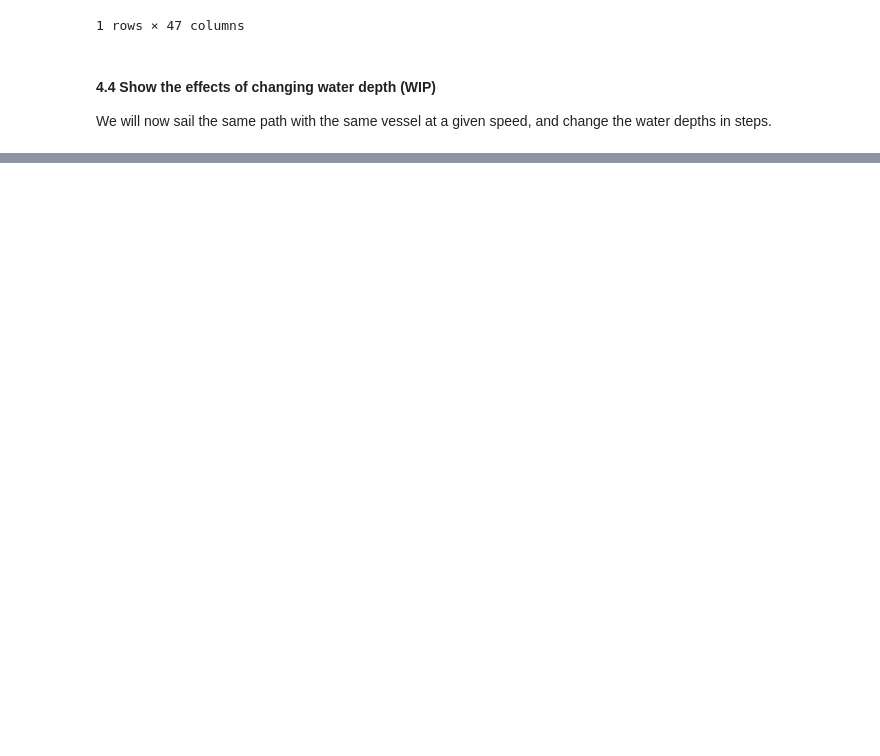
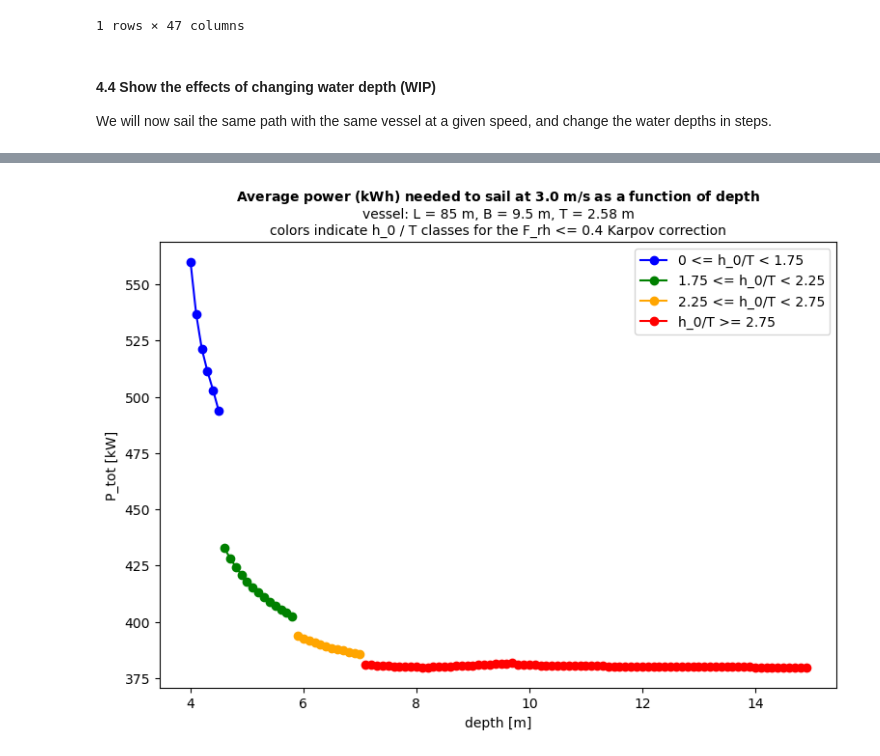
Before and after one commit to TUDelft-CITG/OpenTNSim, a Jupyter notebook: notebooks/0103 - In-depth energy module behaviour.ipynb, the cells around one changed output, grey strips where cells are left out. Saved outputs shown, nothing was run; the diff lists cells and outputs as text; code cells hidden in the pictures; blank space fills up the shorter version.

Commit message:
Improved example with update Karpov V_2

```diff
--- a/notebooks/0103 - In-depth energy module behaviour.ipynb
+++ b/notebooks/0103 - In-depth energy module behaviour.ipynb
@@ -420,10 +418,10 @@ for depth in depth_list:
                          origin='0',
                          destination='1',
                          vessel_type='inland vessel',
-                         L=110,                   # m
-                         B=11.4,                  # m
-                         T=3.5,                   # m
-                         v=3.0,                   # m/s None: calculate this value based on P_tot_given
+                         L=85,                   # m
+                         B=9.5,                  # m
+                         T=2.58,                   # m
+                         v=3.91,                   # m/s None: calculate this value based on P_tot_given
                          safety_margin=0.2,       # for tanker vessel with sandy bed the safety margin is recommended as 0.2 m
                          h_squat=False,           # if consider the ship squatting while moving, set to True, otherwise set to False
                          P_installed=1750,        # kW
@@ -432,8 +430,8 @@ for depth in depth_list:
                          P_hotel_perc=0.05,       # 0: all power goes to propulsion
                          P_hotel=None,            # None: calculate P_hotel from percentage
                          x=2,                     # number of propellers
-                         L_w=3.0,                 # m propeller diameter
                          C_B=0.85,                # - block coefficient
+                         L_w=3,                   # weight class of the ship
                          C_year=1990,             # engine construction yea
                          arrival_time=datetime.datetime(2024, 1, 1, 0, 0, 0),
                         )
@@ -445,3 +443,8 @@ for depth in depth_list:
 P_tot_values=[]
 for index, df in enumerate(dfs):
     P_tot_values.append(df.P_tot.values[0])
+
+# collect values to plot
+R_tot_values=[]
+for index, df in enumerate(dfs):
+    R_tot_values.append(vessels[index].R_tot)
@@ -457,0 +451,71 @@ axes.set_title('Average power needed to sail at 3.0 m/s as a function of depth',
+# %%
+# Assuming h_0, P_tot_values, and depth_list are already defined
+T = vessels[0].T
+h_ratio = np.array(depth_list) / T
+
+# Define categories and colors
+categories = {
+    '0 <= h_0/T < 1.75': (h_ratio >= 0) & (h_ratio < 1.75),
+    '1.75 <= h_0/T < 2.25': (h_ratio >= 1.75) & (h_ratio < 2.25),
+    '2.25 <= h_0/T < 2.75': (h_ratio >= 2.25) & (h_ratio < 2.75),
+    'h_0/T >= 2.75': (h_ratio >= 2.75)
+}
+
+colors = {
+    '0 <= h_0/T < 1.75': 'blue',
+    '1.75 <= h_0/T < 2.25': 'green',
+    '2.25 <= h_0/T < 2.75': 'orange',
+    'h_0/T >= 2.75': 'red'
+}
+
+# --- Plot powers ---
+# Convert cm to inches
+fig_width_cm = 20
+fig_height_cm = 15
+fig_size_in = (fig_width_cm / 2.54, fig_height_cm / 2.54)
+
+# Plot
+fig, ax = plt.subplots(figsize=fig_size_in)
+
+for label, mask in categories.items():
+    ax.plot(np.array(depth_list)[mask], np.array(P_tot_values)[mask], 'o-', label=label, color=colors[label])
+
+ax.set_xlabel('depth [m]')
+ax.set_ylabel('P_tot [kW]')
+
+# Title with bold first line and normal second line
+title_line1 = r'$\mathbf{Average\ power\ (kWh)\ needed\ to\ sail\ at\ 3.0\ m/s\ as\ a\ function\ of\ depth}$'
+title_line2 = 'vessel: L = {} m, B = {} m, T = {} m'.format(vessels[0].L, vessels[0].B, vessels[0].T)
+title_line3 = 'colors indicate h_0 / T classes for the F_rh <= 0.4 Karpov correction'
+ax.set_title(f'{title_line1}\n{title_line2}\n{title_line3}', fontsize=10)
+
+ax.legend()
+plt.tight_layout()
+plt.show()
+
+# --- Plot resistances ---
+# Convert cm to inches
+fig_width_cm = 20
+fig_height_cm = 15
+fig_size_in = (fig_width_cm / 2.54, fig_height_cm / 2.54)
+
+# Plot
+fig, ax = plt.subplots(figsize=fig_size_in)
+
+for label, mask in categories.items():
+    ax.plot(np.array(depth_list)[mask], np.array(R_tot_values)[mask], 'o-', label=label, color=colors[label])
+
+ax.set_xlabel('depth [m]')
+ax.set_ylabel('R_tot [kN]')
+
+# Title with bold first line and normal second line
+title_line1 = r'$\mathbf{Average\ resistance\ (kN)\ experienced\ sailing\ at\ 3.0\ m/s\ as\ a\ function\ of\ depth}$'
+title_line2 = 'vessel: L = {} m, B = {} m, T = {} m'.format(vessels[0].L, vessels[0].B, vessels[0].T)
+title_line3 = 'colors indicate h_0 / T classes for the F_rh <= 0.4 Karpov correction'
+ax.set_title(f'{title_line1}\n{title_line2}\n{title_line3}', fontsize=10)
+
+ax.legend()
+plt.tight_layout()
+plt.show()
+# %% [output]
+[figure, added]
```
Also changed, not shown: parts of 9 cells of this notebook.
